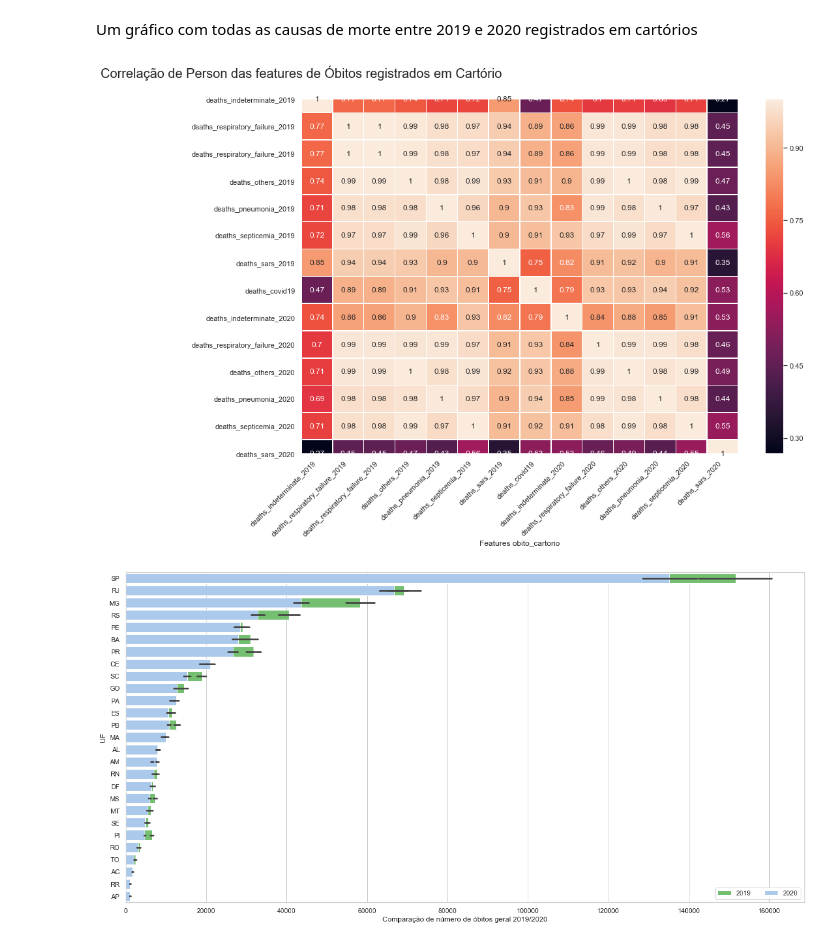
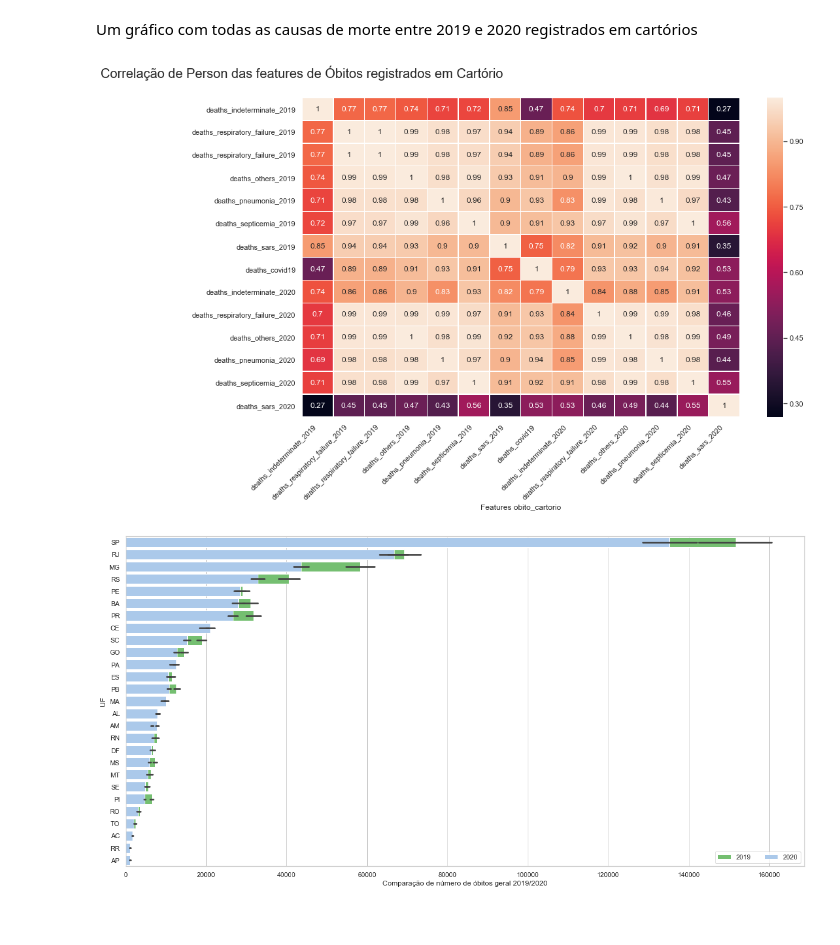
Before and after one commit to marcoguinter/aed_projeto3, a Jupyter notebook: covid19.ipynb, the cells around one changed output. Cells and saved outputs as stored; diff of their text form; code cells hidden in the pictures.

```diff
--- a/covid19.ipynb
+++ b/covid19.ipynb
@@ -821,32 +818,40 @@ Um gráfico com todas as causas de morte entre 2019 e 2020 registrados em cartó
 # %%
 # Correlação entre as features de dados de óbitos registrados em cartório
 import seaborn as sns
 import numpy as np
 import matplotlib.pyplot as plt
 
 sns.set(style="white")
 
 features = df_obito_cartorio.select("deaths_indeterminate_2019","deaths_respiratory_failure_2019","deaths_respiratory_failure_2019","deaths_others_2019","deaths_pneumonia_2019","deaths_septicemia_2019","deaths_sars_2019","deaths_covid19","deaths_indeterminate_2020","deaths_respiratory_failure_2020","deaths_others_2020","deaths_pneumonia_2020","deaths_septicemia_2020","deaths_sars_2020")
 d=features.toPandas()
 
 # Calcular a correlação
 corr = d.corr()
 
 # Set up the matplotlib figure
-f, ax = plt.subplots(figsize=(15.01, 10))
+f, ax = plt.subplots(figsize=(15, 9))
 plt.title('Correlação de Person das features de Óbitos registrados em Cartório', y=1.05, size=20,  x=0)
 
 # Draw the heatmap with the mask and correct aspect ratio
-sns.heatmap(corr, annot=True, linewidths=.5)
+sns.heatmap(corr, annot=True, linewidths=.5, ax=ax)
 
 plt.xlabel('Features obito_cartorio')
 plt.xticks(rotation=45, ha='right')
 
+# Snippet para corrigir a visualização do heatmap do Seaborn, que corta a imagem:
+# fix for mpl bug that cuts off top/bottom of seaborn viz
+b, t = plt.ylim() # discover the values for bottom and top
+b += 0.5 # Add 0.5 to the bottom
+t -= 0.5 # Subtract 0.5 from the top
+plt.ylim(b, t) # update the ylim(bottom, top) values
+plt.show() # ta-da!
+
 # Garbage collection
 del features
 del corr
 # %% [output]
-[figure, old version]
+[figure, new version]
 # %%
 # Gráfico comparando óbitos por causa em 2019 e 2020
 
```
Also changed, not shown: parts of 6 cells of this notebook.
